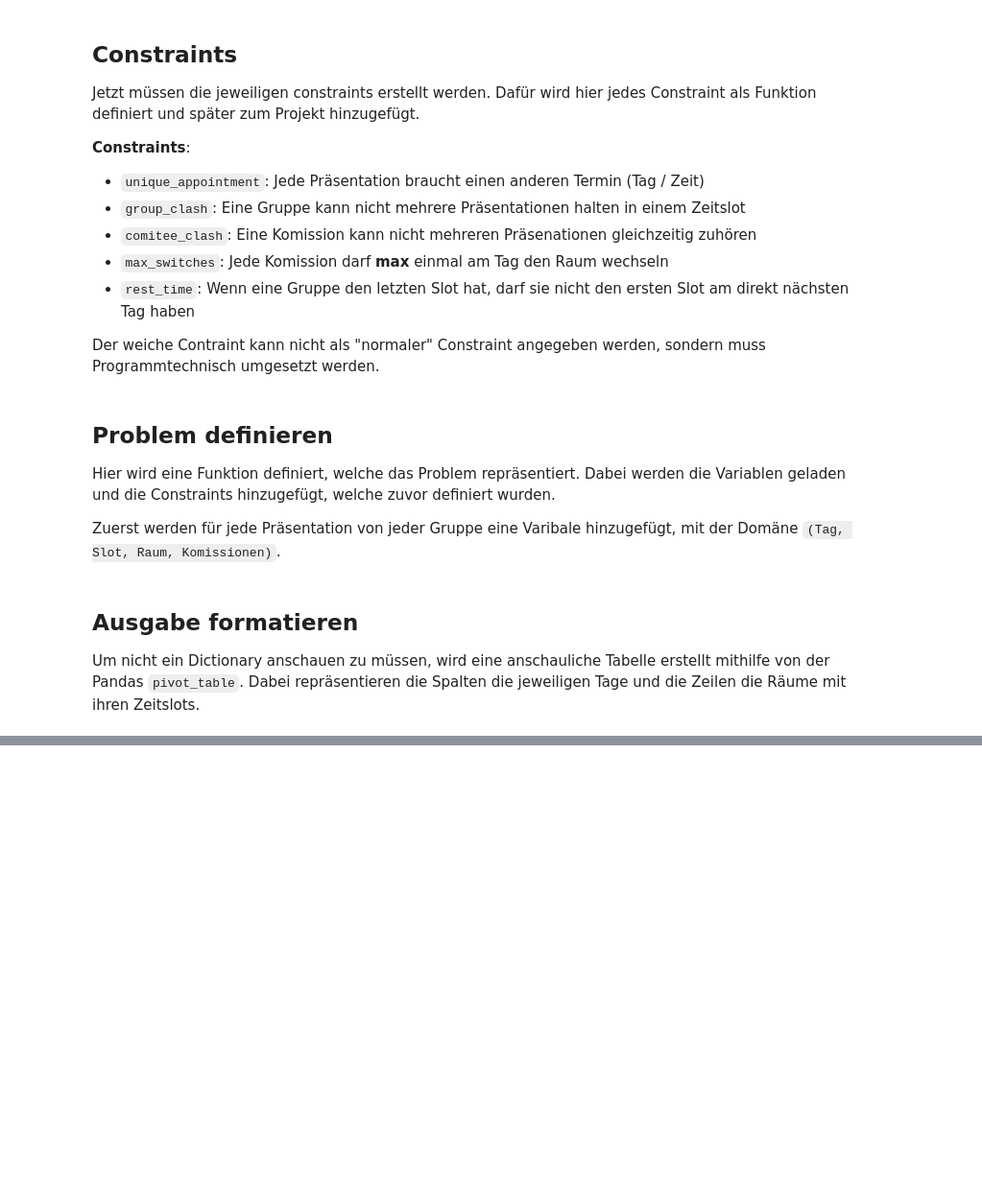
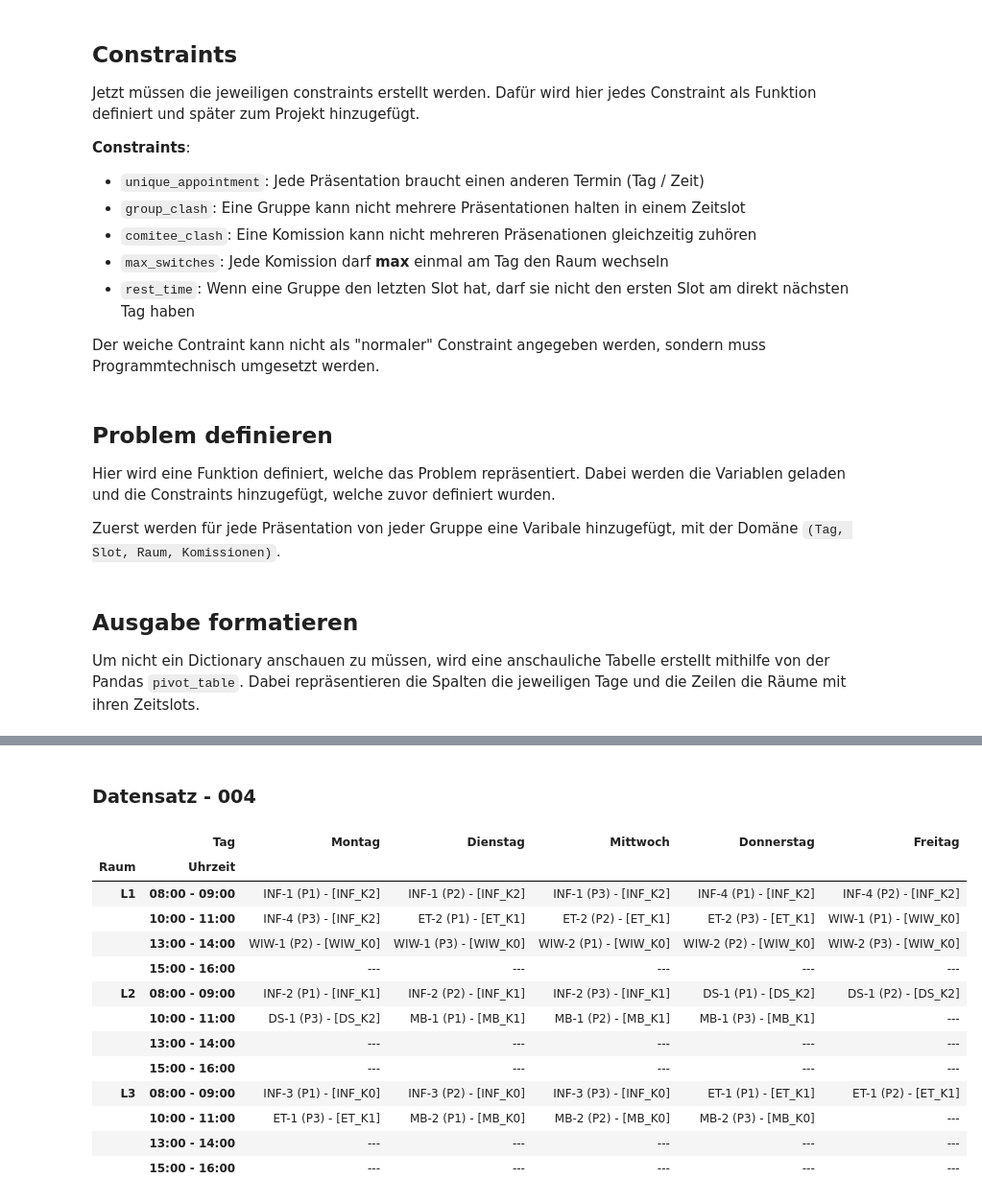
Before and after one commit to Traenzy/projekt_ki, a Jupyter notebook: csp.ipynb, the cells around one changed output, grey strips where cells are left out. Shown at 96% size. Drawn from its saved outputs; the diff is of its cells as text; code cells hidden in the pictures; blank space fills up the shorter version.

```diff
--- a/csp.ipynb
+++ b/csp.ipynb
@@ -36,7 +45,7 @@ Wir haben in diesem Datensatz 5 verschiedene Studiengänge und dabei hat Informa
 ## Umgebung definieren
 Jetzt werden die Umgebungsvariablen definiert (Räume, Solts, ...).
 # %%
-DAYS = ['Mon', 'Tue', 'Wed', 'Thu', 'Fri']
+DAYS = ['Montag', 'Dienstag', 'Mittwoch', 'Donnerstag', 'Freitag']
 SLOTS = ['S1', 'S2', 'S3', 'S4']
 SLOT_TIMES = {'S1': '08:00 - 09:00', 'S2': '10:00 - 11:00', 'S3': '13:00 - 14:00', 'S4': '15:00 - 16:00'}
 ROOMS = ['L1', 'L2', 'L3']
@@ -66,5 +93,5 @@ Hier werden zuerst Hilfsfunktionen definert, um die spätere Problem-Funktion ni
 # %%
-def getDomain(study_course: str, amount_committees: int):
+def getDomain(study_course: str, amount_committees: int) -> list:
     """
     Create the domian for the presentation variables, based on days, slots, rooms and committees.
 
@@ -76,9 +103,12 @@ def getDomain(study_course: str, amount_committees: int):
             for room in ROOMS:
                 for committee in range(amount_committees):
                     domain.append((day, slot, room, f"{study_course}_K{committee}"))
+
+    # soft constraint to use earlier slots first
+    domain.sort(key=lambda x: (SLOTS.index(x[1]), DAYS.index(x[0]), ROOMS.index(x[2])), reverse=True)
     return domain
 
-def getVariables(study_course: str, amount_groups: int):
+def getVariables(study_course: str, amount_groups: int) -> list:
     """
     Defines all variables for a given study course and amount of groups.
 
@@ -87,7 +117,7 @@ def getVariables(study_course: str, amount_groups: int):
     variables = []
     for group in range(1, amount_groups + 1):
         for p in range(1, AMOUNT_PRESENTATIONS + 1):
-            var_name = f"{study_course}_{group}_P{p}"  # Unique name - e.g. "INF_1_P1"
+            var_name = f"{study_course}-{group}_P{p}"  # Unique name - e.g. "INF_1_P1"
             variables.append(var_name)
     return variables
 # %% [markdown]
@@ -192,8 +222,16 @@ Hier wird eine Funktion definiert, welche das Problem repräsentiert. Dabei werd
 
 Zuerst werden für jede Präsentation von jeder Gruppe eine Varibale hinzugefügt, mit der Domäne `(Tag, Slot, Raum, Komissionen)`.
 # %%
-def presentation_problem(input_data: pd.DataFrame, solver: str = 'backtracking') -> dict:
-    problem = Problem()
+solvers = {
+    'backtracking': BacktrackingSolver,
+    'min_conflicts': MinConflictsSolver,
+    'recursive_backtracking': RecursiveBacktrackingSolver
+}
+
+def presentation_problem(input_data: pd.DataFrame,
+                         solver: str = 'backtracking') -> dict:
+
+    problem = Problem(solver=solvers[solver]())
 
     # --- Define variables ---
     variables = []
@@ -269,8 +307,8 @@ def schedule_table(solution: dict) -> pd.DataFrame:
     # create formatted data
     formatted_data = []
     for var, (day, slot, room, committee) in solution.items():
-        course, group, presentation = var.split('_')
-        label = f"{course}-{group} ({presentation}) - [{committee}]"    # e.g. "INF-1 (P1) - [INF_K0]"
+        group, presentation = var.split('_')
+        label = f"{group} ({presentation}) - [{committee}]"    # e.g. "INF-1 (P1) - [INF_K0]"
 
         formatted_data.append({
             'Tag': day,
@@ -295,0 +393,21 @@ def schedule_table(solution: dict) -> pd.DataFrame:
+# %% [markdown]
+### Datensatz - 004
+# %%
+data = pd.read_csv('./data/DS_CSP_1/pr_conf_004.txt', sep=';')
+
+exe(data)
+# %% [output]
+|  | Tag | Montag | Dienstag | Mittwoch | Donnerstag | Freitag |
+| Raum | Uhrzeit |  |  |  |  |  |
+| L1 | 08:00 - 09:00 | INF-1 (P1) - [INF_K2] | INF-1 (P2) - [INF_K2] | INF-1 (P3) - [INF_K2] | INF-4 (P1) - [INF_K2] | INF-4 (P2) - [INF_K2] |
+|  | 10:00 - 11:00 | INF-4 (P3) - [INF_K2] | ET-2 (P1) - [ET_K1] | ET-2 (P2) - [ET_K1] | ET-2 (P3) - [ET_K1] | WIW-1 (P1) - [WIW_K0] |
+|  | 13:00 - 14:00 | WIW-1 (P2) - [WIW_K0] | WIW-1 (P3) - [WIW_K0] | WIW-2 (P1) - [WIW_K0] | WIW-2 (P2) - [WIW_K0] | WIW-2 (P3) - [WIW_K0] |
+|  | 15:00 - 16:00 | --- | --- | --- | --- | --- |
+| L2 | 08:00 - 09:00 | INF-2 (P1) - [INF_K1] | INF-2 (P2) - [INF_K1] | INF-2 (P3) - [INF_K1] | DS-1 (P1) - [DS_K2] | DS-1 (P2) - [DS_K2] |
+|  | 10:00 - 11:00 | DS-1 (P3) - [DS_K2] | MB-1 (P1) - [MB_K1] | MB-1 (P2) - [MB_K1] | MB-1 (P3) - [MB_K1] | --- |
+|  | 13:00 - 14:00 | --- | --- | --- | --- | --- |
+|  | 15:00 - 16:00 | --- | --- | --- | --- | --- |
+| L3 | 08:00 - 09:00 | INF-3 (P1) - [INF_K0] | INF-3 (P2) - [INF_K0] | INF-3 (P3) - [INF_K0] | ET-1 (P1) - [ET_K1] | ET-1 (P2) - [ET_K1] |
+|  | 10:00 - 11:00 | ET-1 (P3) - [ET_K1] | MB-2 (P1) - [MB_K0] | MB-2 (P2) - [MB_K0] | MB-2 (P3) - [MB_K0] | --- |
+|  | 13:00 - 14:00 | --- | --- | --- | --- | --- |
+|  | 15:00 - 16:00 | --- | --- | --- | --- | --- |
```
Also changed, not shown: parts of 10 cells of this notebook.
